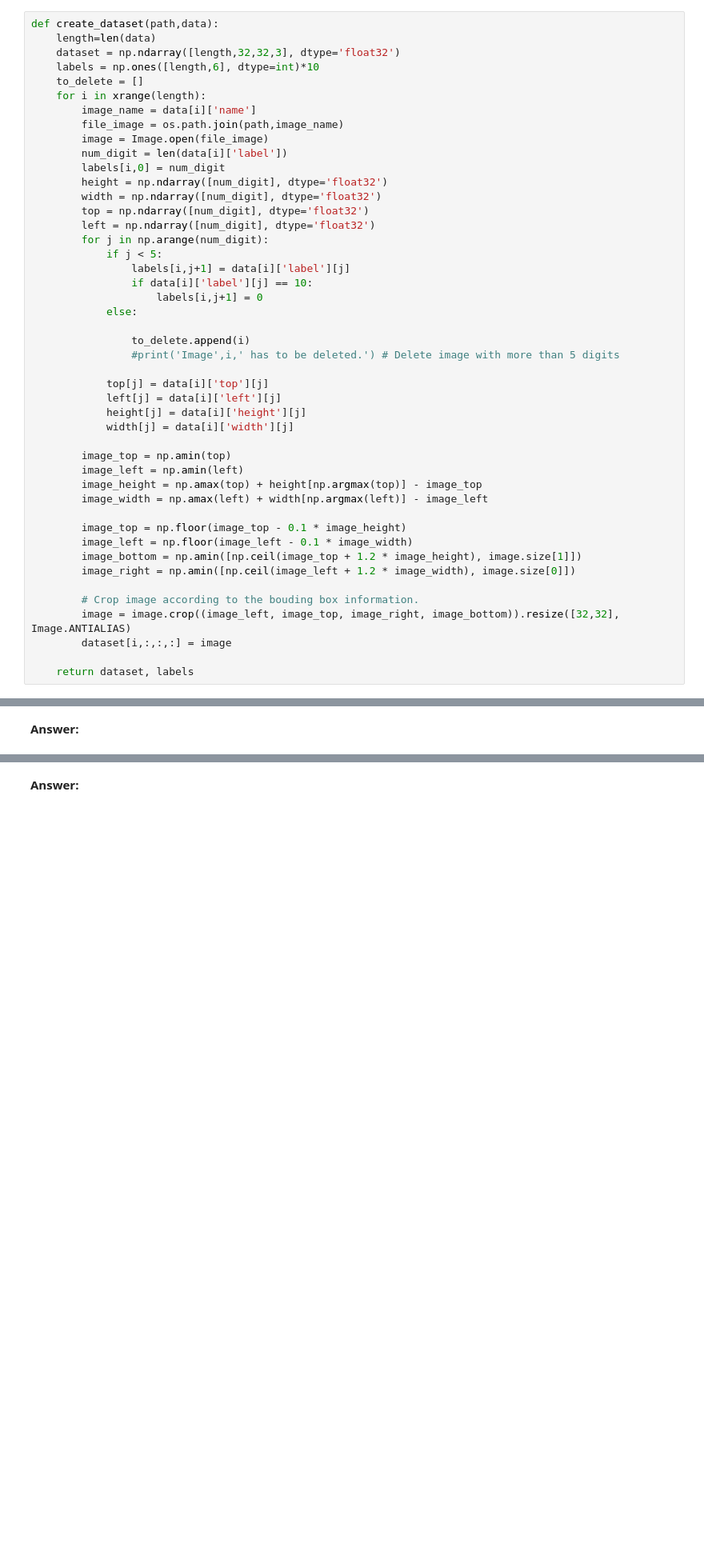
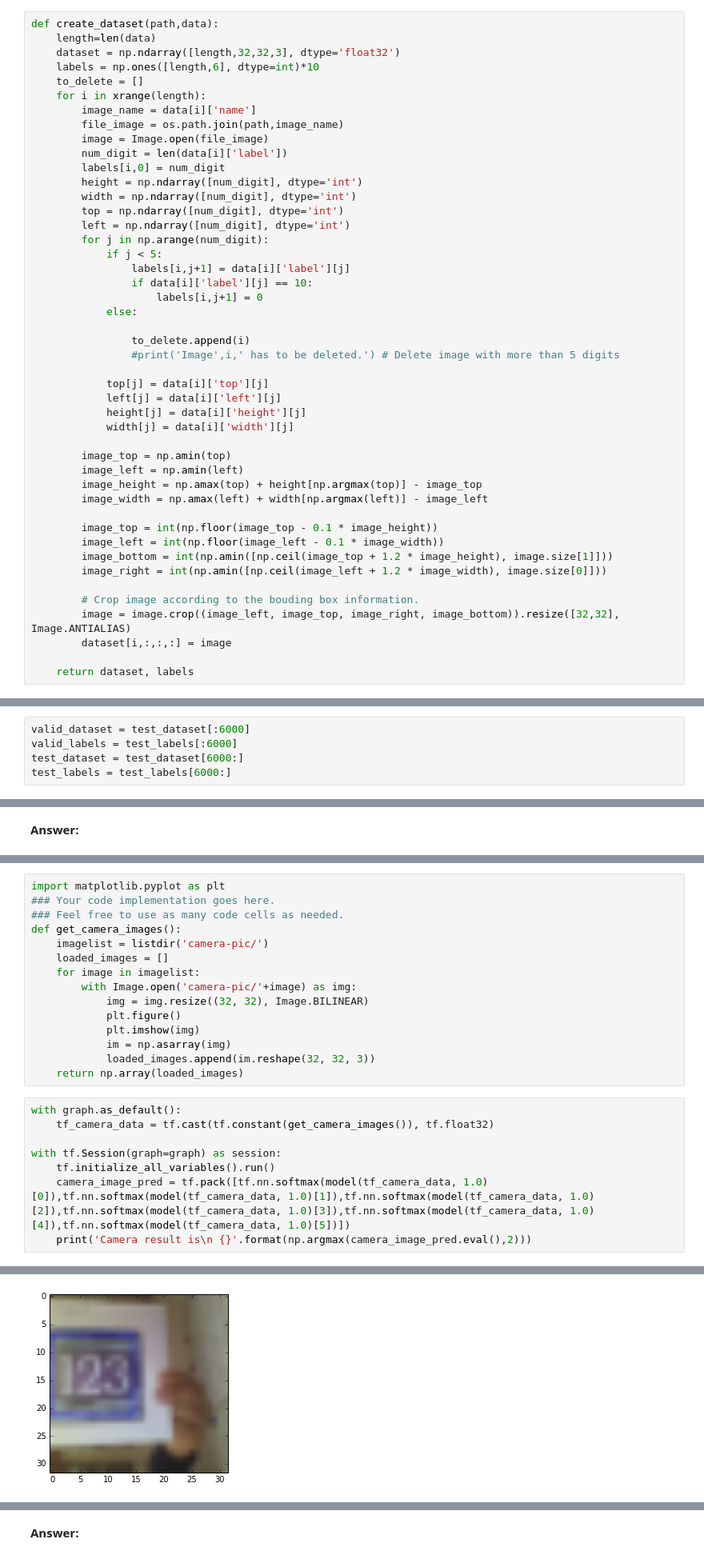
Before and after one commit to mohdkashif93/Build-a-digit-recognition-program, a Jupyter notebook: digit_recognition.ipynb, the cells around one changed output, grey strips where cells are left out. Shown at 80% size. Cells and saved outputs as stored; diff of their text form; blank space fills up the shorter version.

```diff
--- a/digit_recognition.ipynb
+++ b/digit_recognition.ipynb
@@ -363,10 +363,10 @@ def create_dataset(path,data):
         image = Image.open(file_image)
         num_digit = len(data[i]['label'])
         labels[i,0] = num_digit
-        height = np.ndarray([num_digit], dtype='float32')
-        width = np.ndarray([num_digit], dtype='float32')
-        top = np.ndarray([num_digit], dtype='float32')
-        left = np.ndarray([num_digit], dtype='float32')
+        height = np.ndarray([num_digit], dtype='int')
+        width = np.ndarray([num_digit], dtype='int')
+        top = np.ndarray([num_digit], dtype='int')
+        left = np.ndarray([num_digit], dtype='int')
         for j in np.arange(num_digit):
             if j < 5:
                 labels[i,j+1] = data[i]['label'][j]
@@ -387,10 +387,10 @@ def create_dataset(path,data):
         image_height = np.amax(top) + height[np.argmax(top)] - image_top
         image_width = np.amax(left) + width[np.argmax(left)] - image_left
 
-        image_top = np.floor(image_top - 0.1 * image_height)
-        image_left = np.floor(image_left - 0.1 * image_width)
-        image_bottom = np.amin([np.ceil(image_top + 1.2 * image_height), image.size[1]])
-        image_right = np.amin([np.ceil(image_left + 1.2 * image_width), image.size[0]])
+        image_top = int(np.floor(image_top - 0.1 * image_height))
+        image_left = int(np.floor(image_left - 0.1 * image_width))
+        image_bottom = int(np.amin([np.ceil(image_top + 1.2 * image_height), image.size[1]]))
+        image_right = int(np.amin([np.ceil(image_left + 1.2 * image_width), image.size[0]]))
 
         # Crop image according to the bouding box information.
         image = image.crop((image_left, image_top, image_right, image_bottom)).resize([32,32], Image.ANTIALIAS)
@@ -438,2 +438,7 @@ test_dataset2.shape
 # %% [output]
 SyntaxError: invalid syntax (<ipython-input-91-58c0c73f49f7>, line 1)
+# %%
+valid_dataset = test_dataset[:6000]
+valid_labels = test_labels[:6000]
+test_dataset = test_dataset[6000:]
+test_labels = test_labels[6000:]
@@ -666,0 +666,24 @@ resized = resized - np.average(resized)
+# %%
+import matplotlib.pyplot as plt
+### Your code implementation goes here.
+### Feel free to use as many code cells as needed.
+def get_camera_images():
+    imagelist = listdir('camera-pic/')
+    loaded_images = []
+    for image in imagelist:
+        with Image.open('camera-pic/'+image) as img:
+            img = img.resize((32, 32), Image.BILINEAR)
+            plt.figure()
+            plt.imshow(img)
+            im = np.asarray(img)
+            loaded_images.append(im.reshape(32, 32, 3))
+    return np.array(loaded_images)
+# %%
+with graph.as_default():
+    tf_camera_data = tf.cast(tf.constant(get_camera_images()), tf.float32)
+
+with tf.Session(graph=graph) as session:
+    tf.initialize_all_variables().run()
+    camera_image_pred = tf.pack([tf.nn.softmax(model(tf_camera_data, 1.0)[0]),tf.nn.softmax(model(tf_camera_data, 1.0)[1]),tf.nn.softmax(model(tf_camera_data, 1.0)[2]),tf.nn.softmax(model(tf_camera_data, 1.0)[3]),tf.nn.softmax(model(tf_camera_data, 1.0)[4]),tf.nn.softmax(model(tf_camera_data, 1.0)[5])])
+    print('Camera result is\n {}'.format(np.argmax(camera_image_pred.eval(),2)))
+# %% [output]
@@ -666,0 +697 @@ resized = resized - np.average(resized)
+[figure, added]
```
Also changed, not shown: parts of 19 cells of this notebook.
